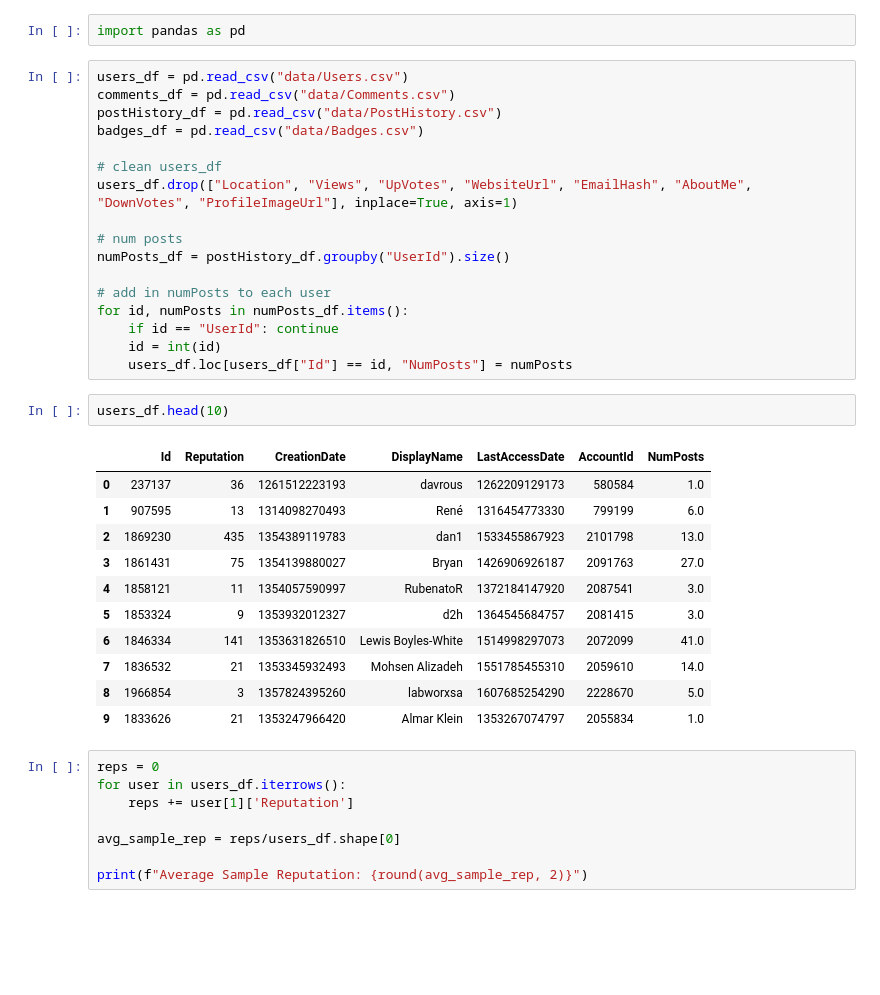
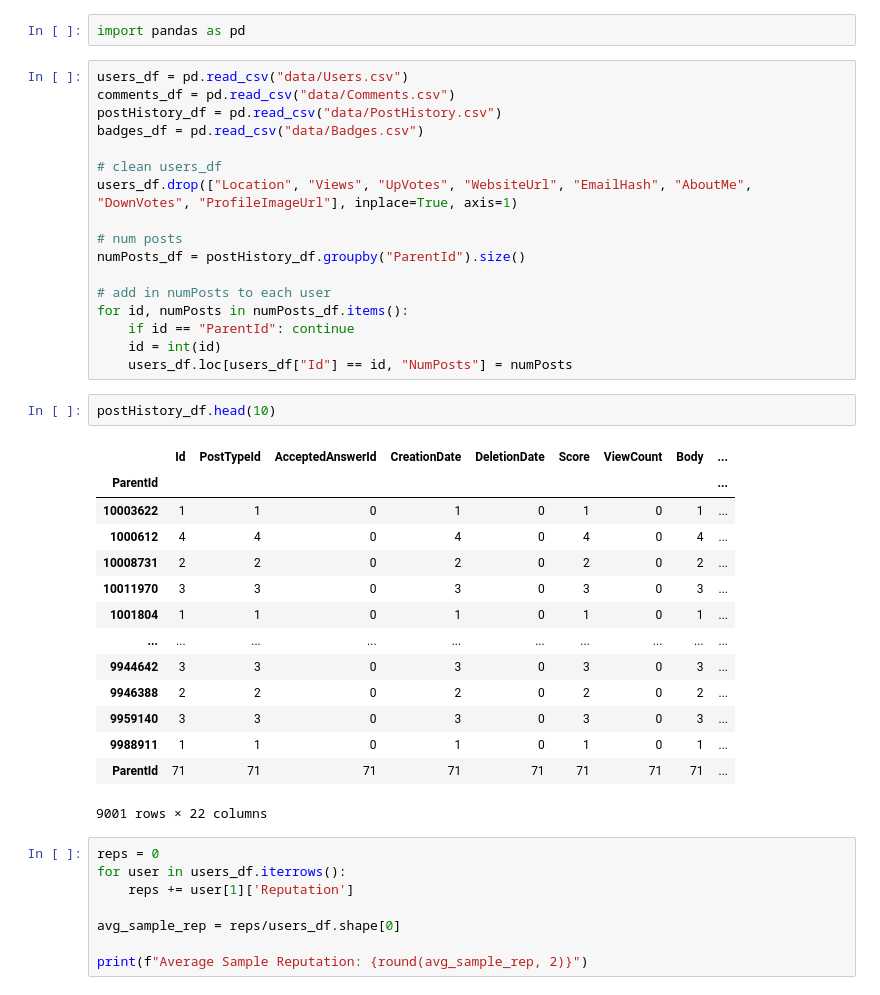
Before and after one commit to mederickg/StackOverflowProj, a Jupyter notebook: data-analysis.ipynb, the cells around one changed output. Saved outputs shown, nothing was run; the diff lists cells and outputs as text; blank space fills up the shorter version.

```diff
--- a/data-analysis.ipynb
+++ b/data-analysis.ipynb
@@ -10,27 +10,30 @@ badges_df = pd.read_csv("data/Badges.csv")
 users_df.drop(["Location", "Views", "UpVotes", "WebsiteUrl", "EmailHash", "AboutMe", "DownVotes", "ProfileImageUrl"], inplace=True, axis=1)
 
 # num posts
-numPosts_df = postHistory_df.groupby("UserId").size()
+numPosts_df = postHistory_df.groupby("ParentId").size()
 
 # add in numPosts to each user
 for id, numPosts in numPosts_df.items():
-    if id == "UserId": continue
+    if id == "ParentId": continue
     id = int(id)
     users_df.loc[users_df["Id"] == id, "NumPosts"] = numPosts
 # %%
-users_df.head(10)
+postHistory_df.head(10)
 # %% [output]
-|  | Id | Reputation | CreationDate | DisplayName | LastAccessDate | AccountId | NumPosts |
-| 0 | 237137 | 36 | 1261512223193 | davrous | 1262209129173 | 580584 | 1.0 |
-| 1 | 907595 | 13 | 1314098270493 | René | 1316454773330 | 799199 | 6.0 |
-| 2 | 1869230 | 435 | 1354389119783 | dan1 | 1533455867923 | 2101798 | 13.0 |
-| 3 | 1861431 | 75 | 1354139880027 | Bryan | 1426906926187 | 2091763 | 27.0 |
-| 4 | 1858121 | 11 | 1354057590997 | RubenatoR | 1372184147920 | 2087541 | 3.0 |
-| 5 | 1853324 | 9 | 1353932012327 | d2h | 1364545684757 | 2081415 | 3.0 |
-| 6 | 1846334 | 141 | 1353631826510 | Lewis Boyles-White | 1514998297073 | 2072099 | 41.0 |
-| 7 | 1836532 | 21 | 1353345932493 | Mohsen Alizadeh | 1551785455310 | 2059610 | 14.0 |
-| 8 | 1966854 | 3 | 1357824395260 | labworxsa | 1607685254290 | 2228670 | 5.0 |
-| 9 | 1833626 | 21 | 1353247966420 | Almar Klein | 1353267074797 | 2055834 | 1.0 |
+|  | Id | PostTypeId | AcceptedAnswerId | CreationDate | DeletionDate | Score | ViewCount | Body | ... |
+| ParentId |  |  |  |  |  |  |  |  | ... |
+| 10003622 | 1 | 1 | 0 | 1 | 0 | 1 | 0 | 1 | ... |
+| 1000612 | 4 | 4 | 0 | 4 | 0 | 4 | 0 | 4 | ... |
+| 10008731 | 2 | 2 | 0 | 2 | 0 | 2 | 0 | 2 | ... |
+| 10011970 | 3 | 3 | 0 | 3 | 0 | 3 | 0 | 3 | ... |
+| 1001804 | 1 | 1 | 0 | 1 | 0 | 1 | 0 | 1 | ... |
+| ... | ... | ... | ... | ... | ... | ... | ... | ... | ... |
+| 9944642 | 3 | 3 | 0 | 3 | 0 | 3 | 0 | 3 | ... |
+| 9946388 | 2 | 2 | 0 | 2 | 0 | 2 | 0 | 2 | ... |
+| 9959140 | 3 | 3 | 0 | 3 | 0 | 3 | 0 | 3 | ... |
+| 9988911 | 1 | 1 | 0 | 1 | 0 | 1 | 0 | 1 | ... |
+| ParentId | 71 | 71 | 71 | 71 | 71 | 71 | 71 | 71 | ... |
+9001 rows × 22 columns
 # %%
 reps = 0
 for user in users_df.iterrows():
```
Also changed, not shown: parts of 2 cells of this notebook, 8 other files.
